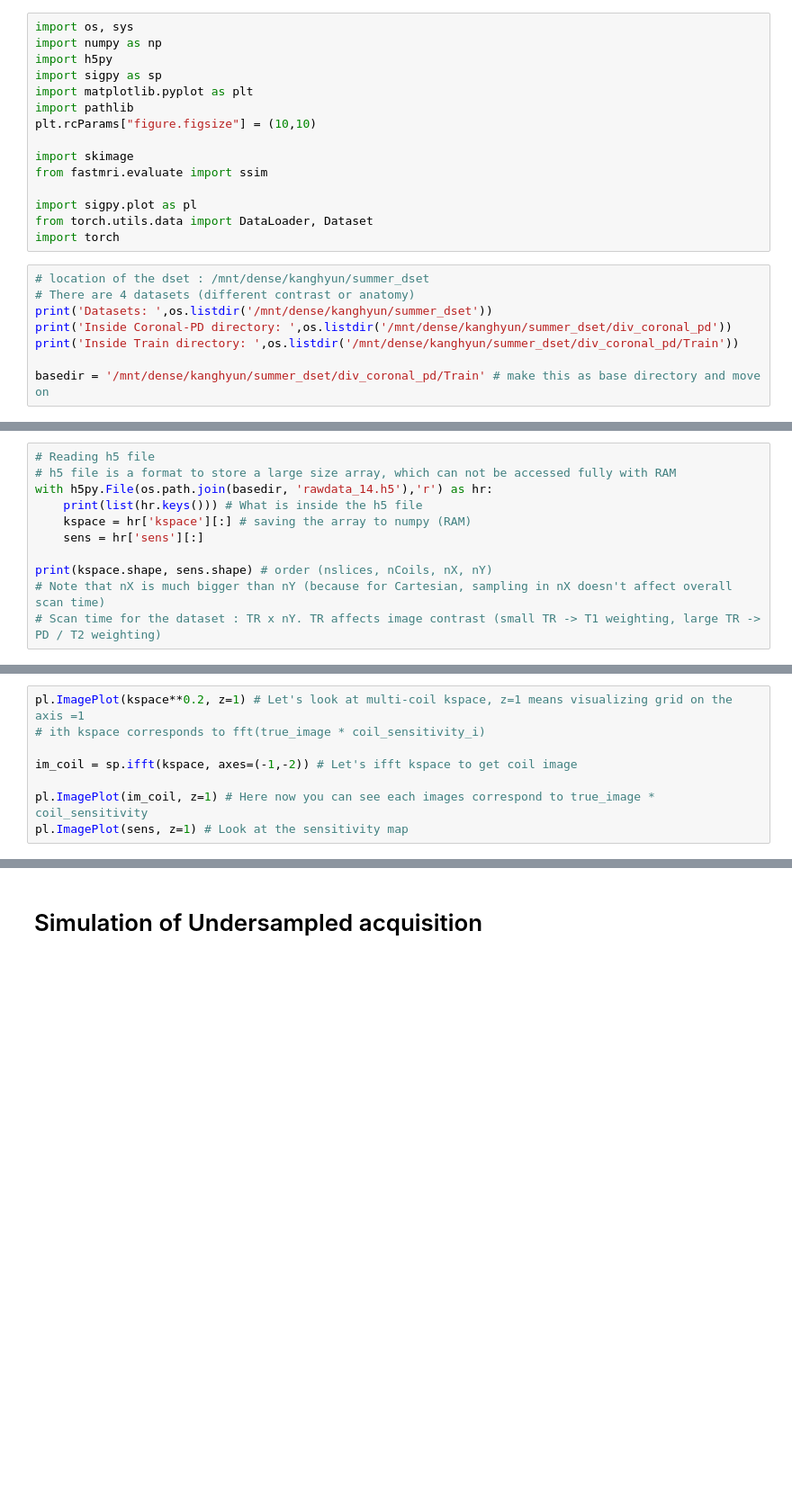
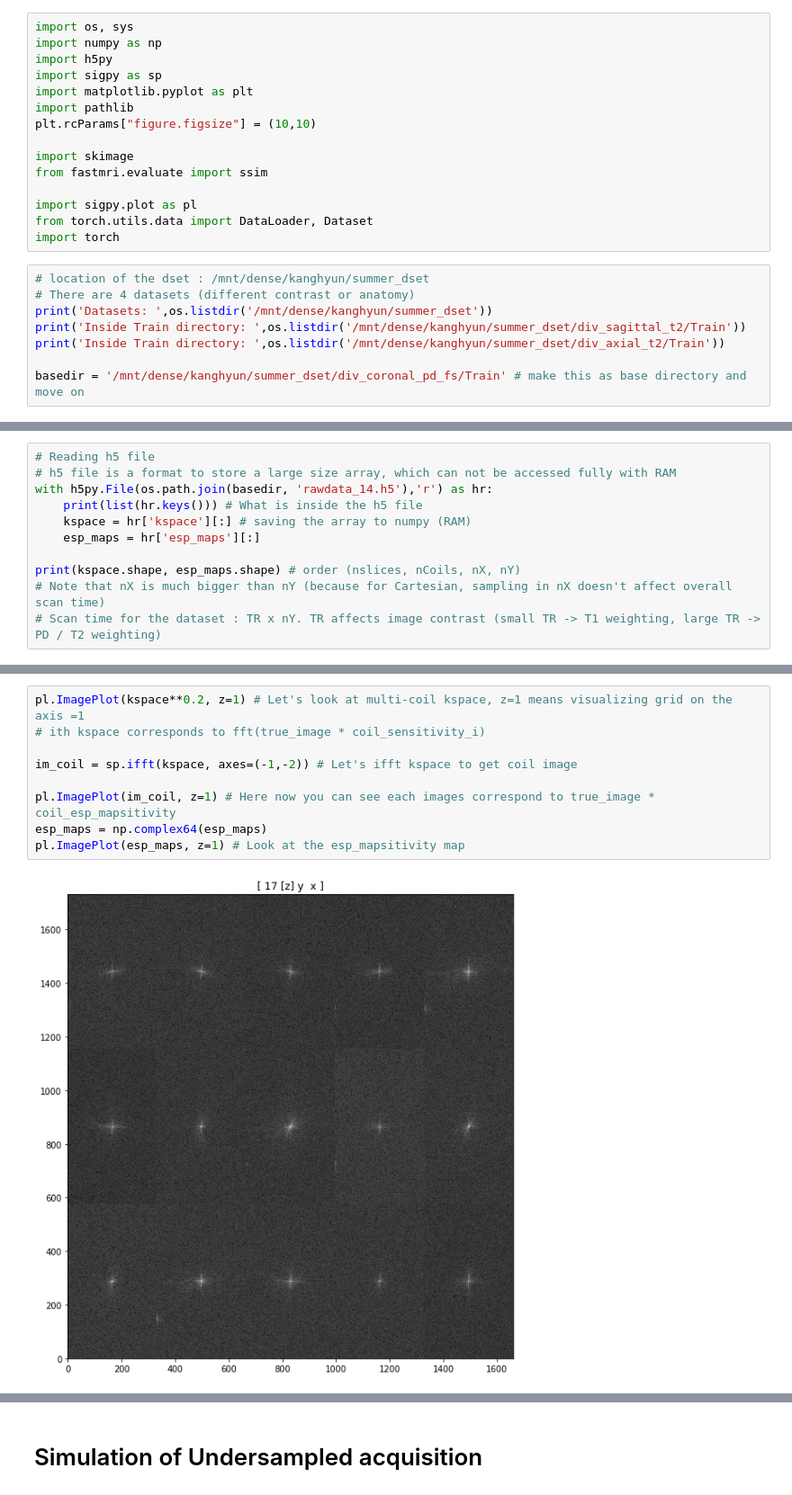
Before and after one commit to liuvictoria/multiTaskLearning, a Jupyter notebook: 1_Intro.ipynb, the cells around one changed output, grey strips where cells are left out. Shown at 90% size. Drawn from its saved outputs; the diff is of its cells as text; blank space fills up the shorter version.

```diff
--- a/1_Intro.ipynb
+++ b/1_Intro.ipynb
@@ -19,7 +19,7 @@ import torch
 # location of the dset : /mnt/dense/kanghyun/summer_dset
 # There are 4 datasets (different contrast or anatomy)
 print('Datasets: ',os.listdir('/mnt/dense/kanghyun/summer_dset'))
-print('Inside Coronal-PD directory: ',os.listdir('/mnt/dense/kanghyun/summer_dset/div_coronal_pd'))
-print('Inside Train directory: ',os.listdir('/mnt/dense/kanghyun/summer_dset/div_coronal_pd/Train'))
+print('Inside Train directory: ',os.listdir('/mnt/dense/kanghyun/summer_dset/div_sagittal_t2/Train'))
+print('Inside Train directory: ',os.listdir('/mnt/dense/kanghyun/summer_dset/div_axial_t2/Train'))
 
-basedir = '/mnt/dense/kanghyun/summer_dset/div_coronal_pd/Train' # make this as base directory and move on
+basedir = '/mnt/dense/kanghyun/summer_dset/div_coronal_pd_fs/Train' # make this as base directory and move on
@@ -29,8 +33,8 @@ basedir = '/mnt/dense/kanghyun/summer_dset/div_coronal_pd/Train' # make this as
 with h5py.File(os.path.join(basedir, 'rawdata_14.h5'),'r') as hr:
     print(list(hr.keys())) # What is inside the h5 file
     kspace = hr['kspace'][:] # saving the array to numpy (RAM)
-    sens = hr['sens'][:]
+    esp_maps = hr['esp_maps'][:]
 
-print(kspace.shape, sens.shape) # order (nslices, nCoils, nX, nY)
+print(kspace.shape, esp_maps.shape) # order (nslices, nCoils, nX, nY)
 # Note that nX is much bigger than nY (because for Cartesian, sampling in nX doesn't affect overall scan time)
 # Scan time for the dataset : TR x nY. TR affects image contrast (small TR -> T1 weighting, large TR -> PD / T2 weighting)
@@ -42,8 +53,11 @@ pl.ImagePlot(kspace**0.2) # Visualization of kspace in approx. log scale (much b
 # %%
 pl.ImagePlot(kspace**0.2, z=1) # Let's look at multi-coil kspace, z=1 means visualizing grid on the axis =1
 # ith kspace corresponds to fft(true_image * coil_sensitivity_i)
 
 im_coil = sp.ifft(kspace, axes=(-1,-2)) # Let's ifft kspace to get coil image
 
-pl.ImagePlot(im_coil, z=1) # Here now you can see each images correspond to true_image * coil_sensitivity
-pl.ImagePlot(sens, z=1) # Look at the sensitivity map
+pl.ImagePlot(im_coil, z=1) # Here now you can see each images correspond to true_image * coil_esp_mapsitivity
+esp_maps = np.complex64(esp_maps)
+pl.ImagePlot(esp_maps, z=1) # Look at the esp_mapsitivity map
+# %% [output]
+[figure, added]
```
Also changed, not shown: parts of 12 cells of this notebook, 8 other files.
